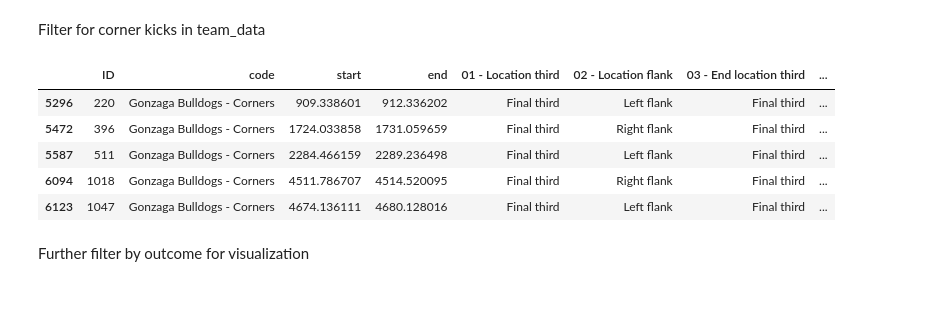
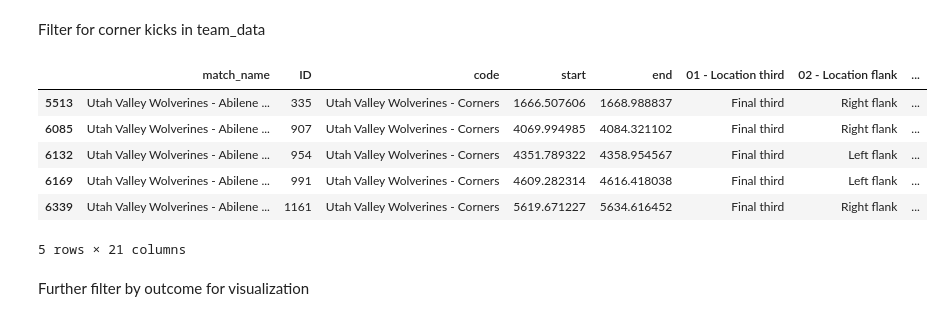
Before and after one commit to Hungagainagainagain/UofU-Soccer-Analytics, a Jupyter notebook: competitoranalyzed.ipynb, the cells around one changed output. Cells and saved outputs as stored; diff of their text form; code cells hidden in the pictures.

```diff
--- a/competitoranalyzed.ipynb
+++ b/competitoranalyzed.ipynb
@@ -435,19 +255,19 @@ Offside
 # %% [markdown]
 Filter for corner kicks in team_data
 # %%
-combined_df = pd.concat([team_data_2, team_data, team_data_3, team_data_4, team_data_5], ignore_index=True)
 
 
-team_corners = combined_df[combined_df['code'].str.contains('Gonzaga Bulldogs - Corners')]
+team_corners = team_data[team_data['code'].str.contains('Utah Valley Wolverines - Corners')]
 pd.set_option('display.max_colwidth', None)
 team_corners.tail()
 # %% [output]
-|  | ID | code | start | end | 01 - Location third | 02 - Location flank | 03 - End location third | ... |
-| 5296 | 220 | Gonzaga Bulldogs - Corners | 909.338601 | 912.336202 | Final third | Left flank | Final third | ... |
-| 5472 | 396 | Gonzaga Bulldogs - Corners | 1724.033858 | 1731.059659 | Final third | Right flank | Final third | ... |
-| 5587 | 511 | Gonzaga Bulldogs - Corners | 2284.466159 | 2289.236498 | Final third | Left flank | Final third | ... |
-| 6094 | 1018 | Gonzaga Bulldogs - Corners | 4511.786707 | 4514.520095 | Final third | Right flank | Final third | ... |
-| 6123 | 1047 | Gonzaga Bulldogs - Corners | 4674.136111 | 4680.128016 | Final third | Left flank | Final third | ... |
+|  | match_name | ID | code | start | end | 01 - Location third | 02 - Location flank | ... |
+| 5513 | Utah Valley Wolverines - Abilene ... | 335 | Utah Valley Wolverines - Corners | 1666.507606 | 1668.988837 | Final third | Right flank | ... |
+| 6085 | Utah Valley Wolverines - Abilene ... | 907 | Utah Valley Wolverines - Corners | 4069.994985 | 4084.321102 | Final third | Right flank | ... |
+| 6132 | Utah Valley Wolverines - Abilene ... | 954 | Utah Valley Wolverines - Corners | 4351.789322 | 4358.954567 | Final third | Left flank | ... |
+| 6169 | Utah Valley Wolverines - Abilene ... | 991 | Utah Valley Wolverines - Corners | 4609.282314 | 4616.418038 | Final third | Left flank | ... |
+| 6339 | Utah Valley Wolverines - Abilene ... | 1161 | Utah Valley Wolverines - Corners | 5619.671227 | 5634.616452 | Final third | Right flank | ... |
+5 rows × 21 columns
 # %% [markdown]
 Further filter by outcome for visualization
 # %%
```
Also changed, not shown: parts of 31 cells of this notebook, 9 other files.
